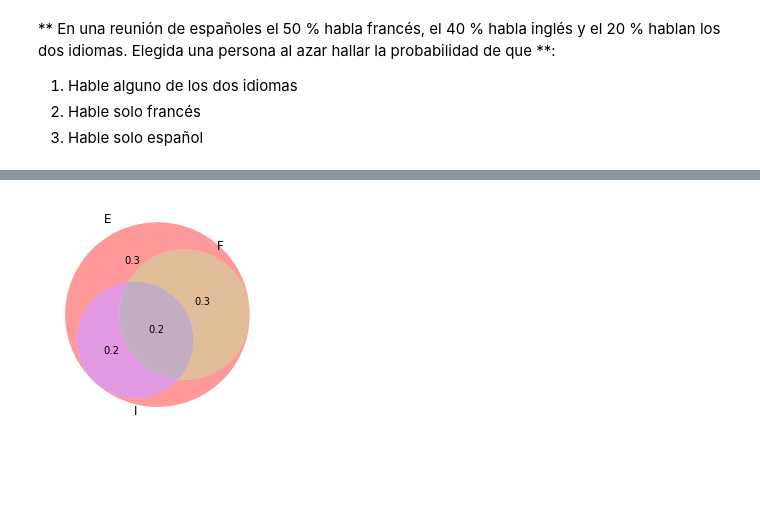
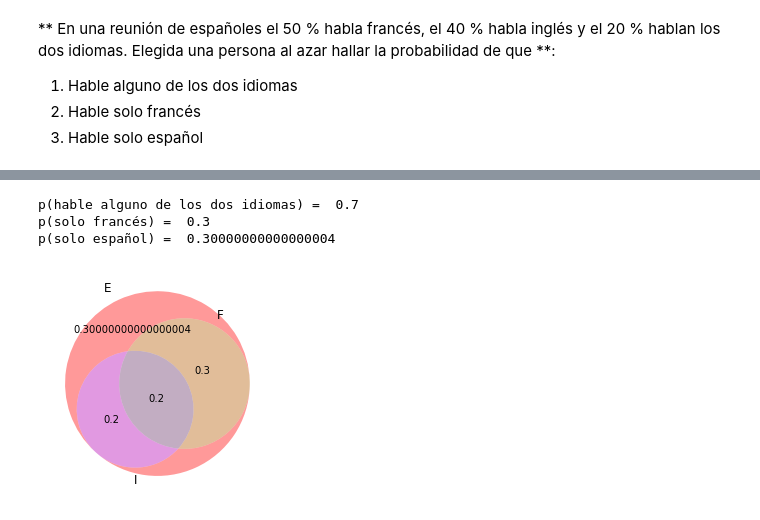
Before and after one commit to educarmena/probabilidad, a Jupyter notebook: Combinatoriayprobabilidad.ipynb, the cells around one changed output, grey strips where cells are left out. Cells and saved outputs as stored; diff of their text form; code cells hidden in the pictures; blank space fills up the shorter version.

```diff
--- a/Combinatoriayprobabilidad.ipynb
+++ b/Combinatoriayprobabilidad.ipynb
@@ -222,6 +305,18 @@ SyntaxError: can't assign to function call (<ipython-input-114-ec3beb3461dd>, li
+# %%
+pF=0.5
+pI=0.4
+pFyI=0.2
+pFoI=pF+pI-pFyI
+print('p(hable alguno de los dos idiomas) = ',pFoI)
+print('p(solo francés) = ',pF-pFyI)
+print('p(solo español) = ',1-pFoI)
+# %% [output]
+p(hable alguno de los dos idiomas) =  0.7
+p(solo francés) =  0.3
+p(solo español) =  0.30000000000000004
 # %%
 from matplotlib_venn import venn3
-venn3(subsets = (0.3, 0, 0.3,0,0.2,0, 0.2), set_labels = ('E', 'F', 'I'))
+venn3(subsets = (1-pFoI, 0, pF-pFyI, 0,pFyI, 0, pI-pFyI), set_labels = ('E', 'F', 'I'))
 plt.show()
 # %% [output]
-[figure, old version]
+[figure, new version]
```
Also changed, not shown: parts of 50 cells of this notebook.
